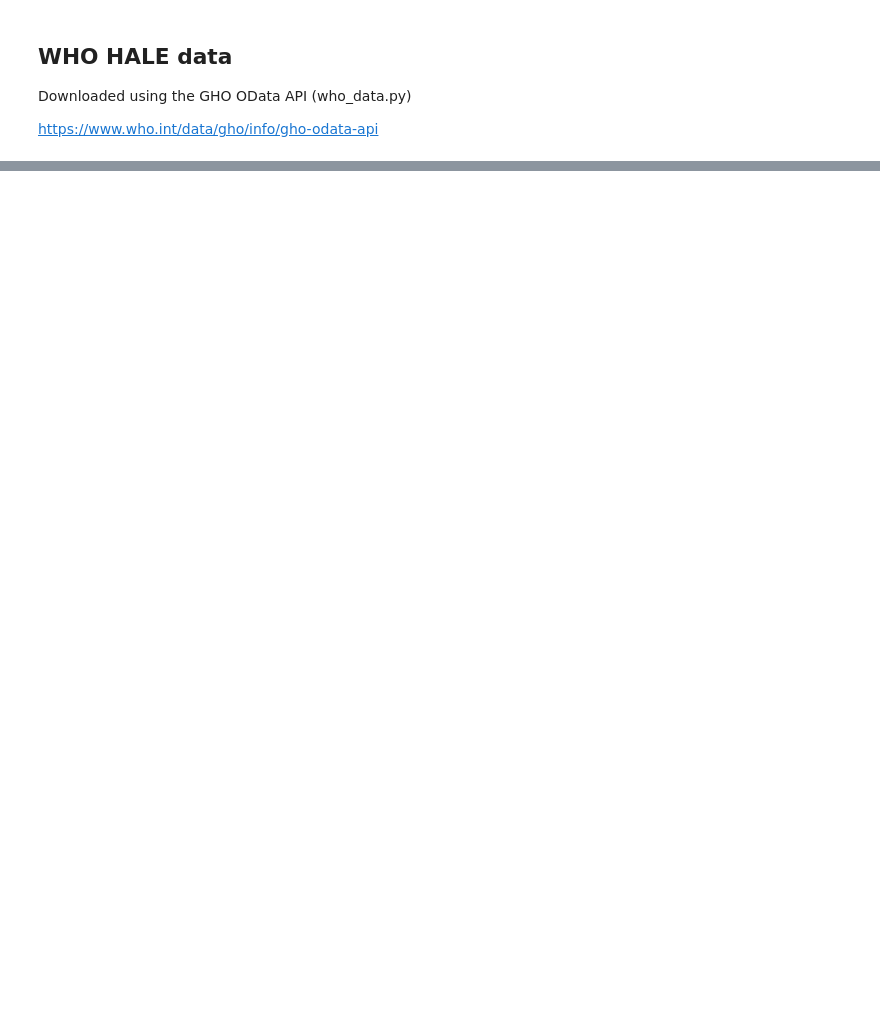
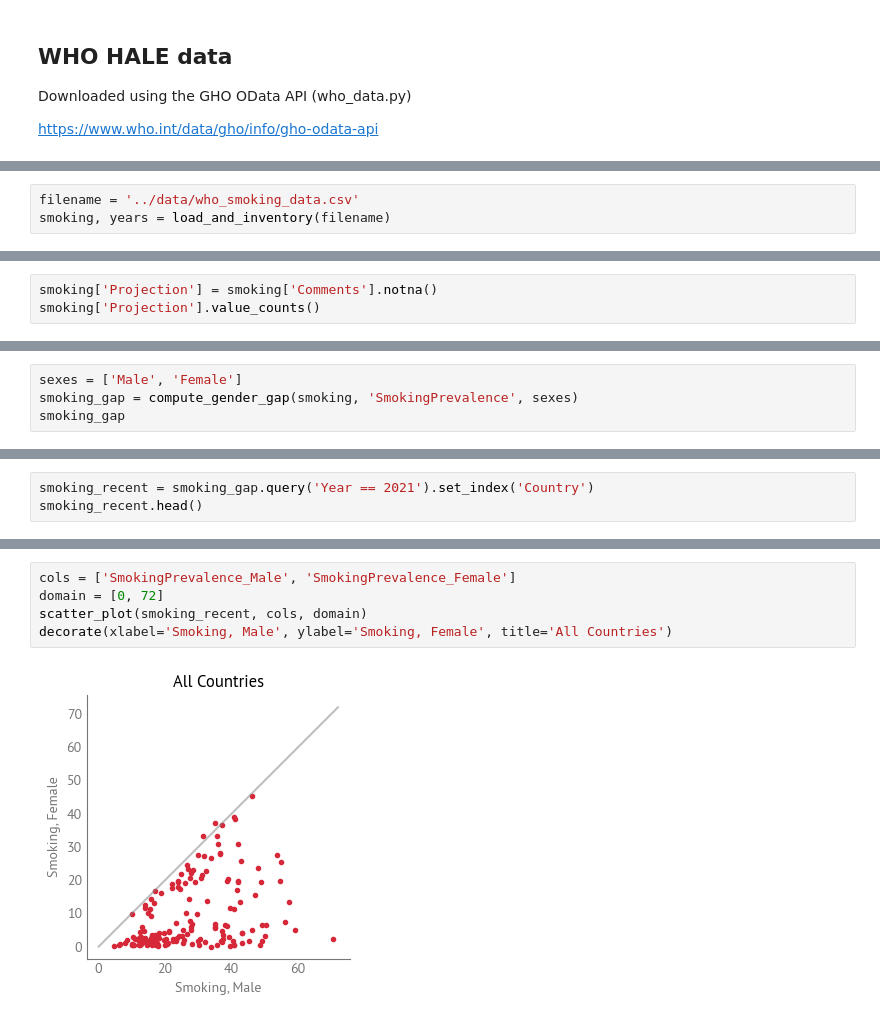
Before and after one commit to AllenDowney/EqualityWEF, a Jupyter notebook: HALE/hale.ipynb, the cells around one changed output, grey strips where cells are left out. Drawn from its saved outputs; the diff is of its cells as text; blank space fills up the shorter version.

```diff
--- a/HALE/hale.ipynb
+++ b/HALE/hale.ipynb
@@ -278,0 +226,3 @@ None
+# %%
+filename = '../data/who_smoking_data.csv'
+smoking, years = load_and_inventory(filename)
@@ -278,0 +256,3 @@ None
+# %%
+smoking['Projection'] = smoking['Comments'].notna()
+smoking['Projection'].value_counts()
@@ -278,0 +264,4 @@ None
+# %%
+sexes = ['Male', 'Female']
+smoking_gap = compute_gender_gap(smoking, 'SmokingPrevalence', sexes)
+smoking_gap
@@ -278,0 +282,3 @@ None
+# %%
+smoking_recent = smoking_gap.query('Year == 2021').set_index('Country')
+smoking_recent.head()
@@ -278,0 +293,7 @@ None
+# %%
+cols = ['SmokingPrevalence_Male', 'SmokingPrevalence_Female']
+domain = [0, 72]
+scatter_plot(smoking_recent, cols, domain)
+decorate(xlabel='Smoking, Male', ylabel='Smoking, Female', title='All Countries')
+# %% [output]
+[figure, added]
```
Also changed, not shown: parts of 109 cells of this notebook, 3 other files.
